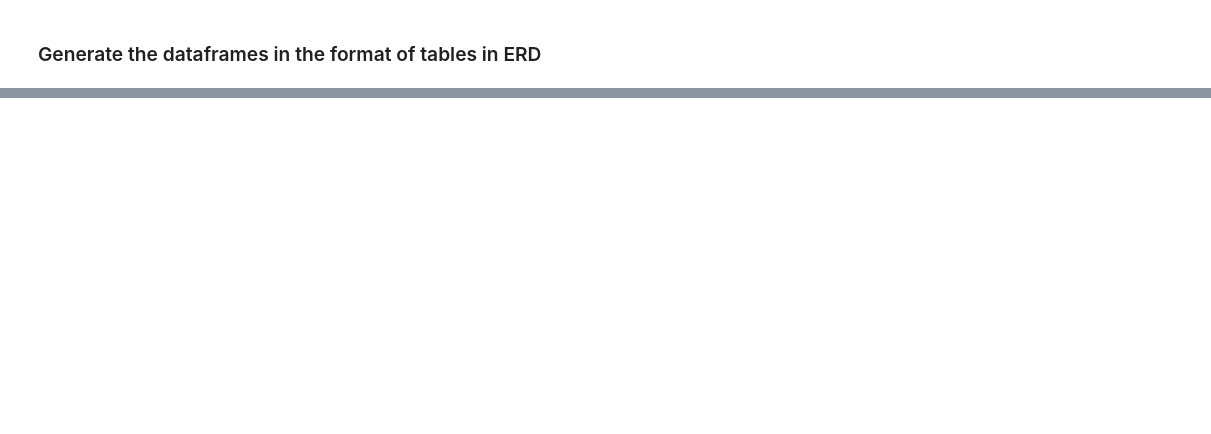
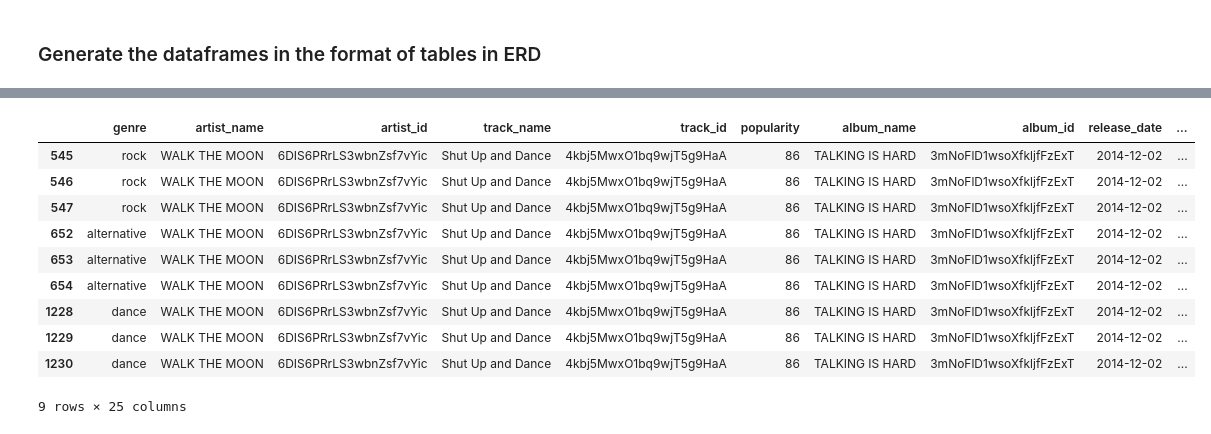
Before and after one commit to SOKAJ-7/M20---Group_11_Project, a Jupyter notebook: data_retrieval_using_Spotipy.ipynb, the cells around one changed output, grey strips where cells are left out. Drawn from its saved outputs; the diff is of its cells as text; code cells hidden in the pictures; blank space fills up the shorter version.

```diff
--- a/data_retrieval_using_Spotipy.ipynb
+++ b/data_retrieval_using_Spotipy.ipynb
@@ -379,3 +469,19 @@ df_all
+# %%
+df_left_join = pd.merge(df_tracks, df_audio_features, on='track_id', how='left')
+# %%
+df_left_join[df_left_join['track_natural_key'] == 'WALK THE MOON_Shut Up and Dance']
+# %% [output]
+|  | genre | artist_name | artist_id | track_name | track_id | popularity | album_name | album_id | release_date | ... |
+| 545 | rock | WALK THE MOON | 6DIS6PRrLS3wbnZsf7vYic | Shut Up and Dance | 4kbj5MwxO1bq9wjT5g9HaA | 86 | TALKING IS HARD | 3mNoFlD1wsoXfkljfFzExT | 2014-12-02 | ... |
+| 546 | rock | WALK THE MOON | 6DIS6PRrLS3wbnZsf7vYic | Shut Up and Dance | 4kbj5MwxO1bq9wjT5g9HaA | 86 | TALKING IS HARD | 3mNoFlD1wsoXfkljfFzExT | 2014-12-02 | ... |
+| 547 | rock | WALK THE MOON | 6DIS6PRrLS3wbnZsf7vYic | Shut Up and Dance | 4kbj5MwxO1bq9wjT5g9HaA | 86 | TALKING IS HARD | 3mNoFlD1wsoXfkljfFzExT | 2014-12-02 | ... |
+| 652 | alternative | WALK THE MOON | 6DIS6PRrLS3wbnZsf7vYic | Shut Up and Dance | 4kbj5MwxO1bq9wjT5g9HaA | 86 | TALKING IS HARD | 3mNoFlD1wsoXfkljfFzExT | 2014-12-02 | ... |
+| 653 | alternative | WALK THE MOON | 6DIS6PRrLS3wbnZsf7vYic | Shut Up and Dance | 4kbj5MwxO1bq9wjT5g9HaA | 86 | TALKING IS HARD | 3mNoFlD1wsoXfkljfFzExT | 2014-12-02 | ... |
+| 654 | alternative | WALK THE MOON | 6DIS6PRrLS3wbnZsf7vYic | Shut Up and Dance | 4kbj5MwxO1bq9wjT5g9HaA | 86 | TALKING IS HARD | 3mNoFlD1wsoXfkljfFzExT | 2014-12-02 | ... |
+| 1228 | dance | WALK THE MOON | 6DIS6PRrLS3wbnZsf7vYic | Shut Up and Dance | 4kbj5MwxO1bq9wjT5g9HaA | 86 | TALKING IS HARD | 3mNoFlD1wsoXfkljfFzExT | 2014-12-02 | ... |
+| 1229 | dance | WALK THE MOON | 6DIS6PRrLS3wbnZsf7vYic | Shut Up and Dance | 4kbj5MwxO1bq9wjT5g9HaA | 86 | TALKING IS HARD | 3mNoFlD1wsoXfkljfFzExT | 2014-12-02 | ... |
+| 1230 | dance | WALK THE MOON | 6DIS6PRrLS3wbnZsf7vYic | Shut Up and Dance | 4kbj5MwxO1bq9wjT5g9HaA | 86 | TALKING IS HARD | 3mNoFlD1wsoXfkljfFzExT | 2014-12-02 | ... |
+9 rows × 25 columns
 # %%
 df_all.shape
 # %% [output]
```
Also changed, not shown: parts of 43 cells of this notebook.
